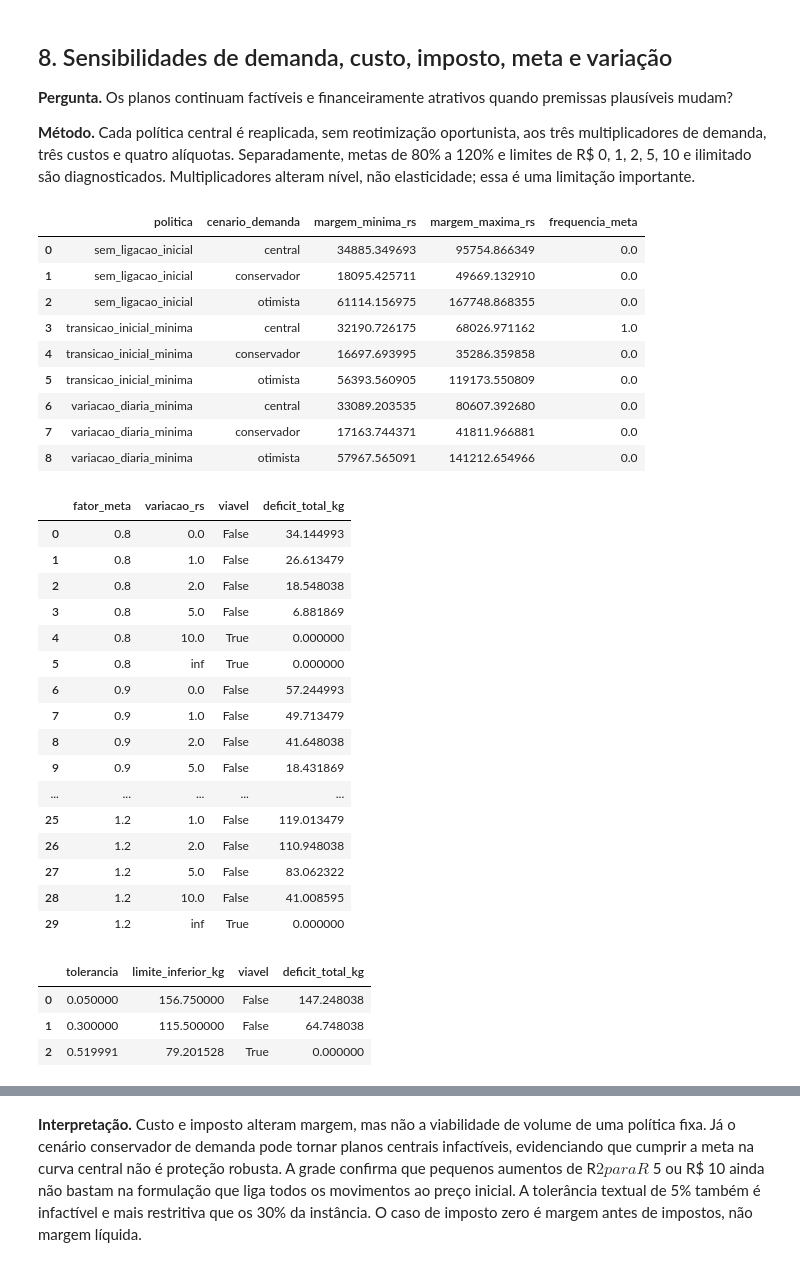
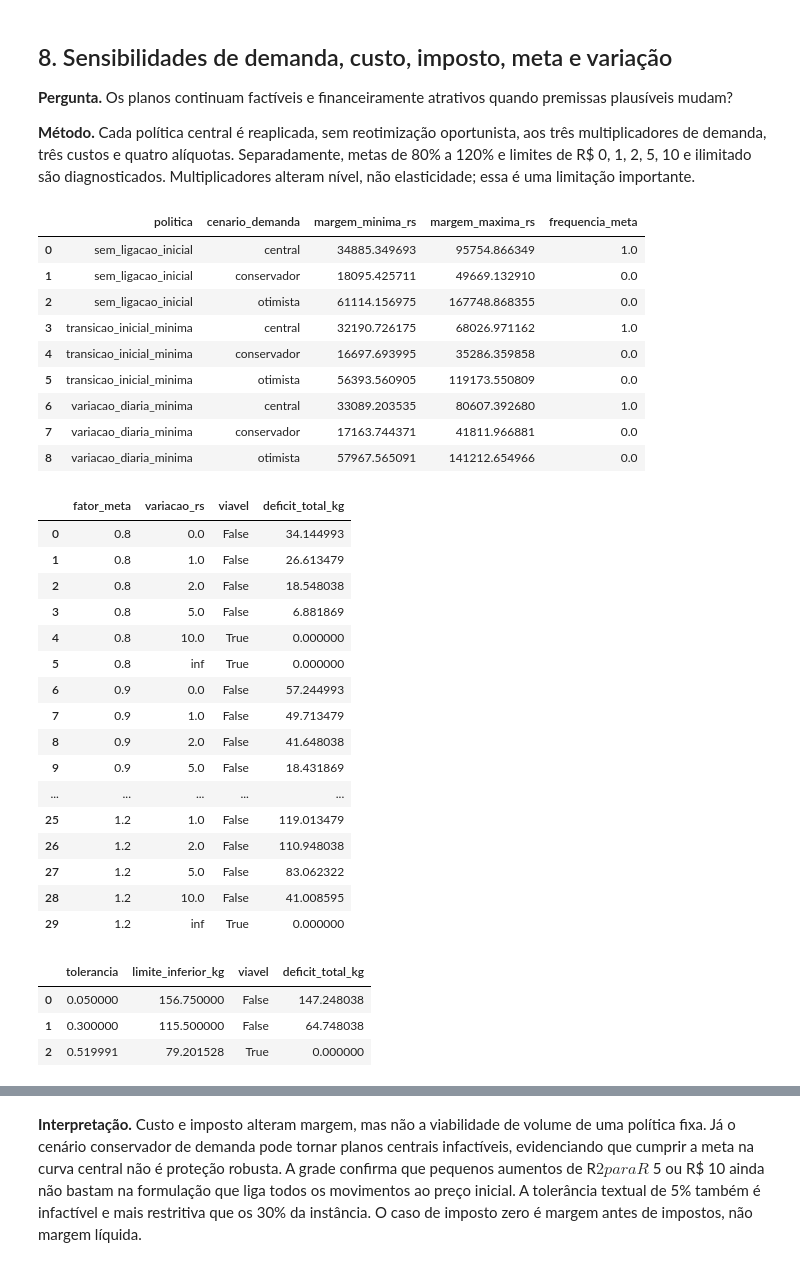
Before and after one commit to natfaria/202602-resolucao_problemas, a Jupyter notebook: notebooks/3.0-minerva-otimizacao-precos.ipynb, the cells around one changed output, grey strips where cells are left out. Cells and saved outputs as stored; diff of their text form; code cells hidden in the pictures.

```diff
--- a/notebooks/3.0-minerva-otimizacao-precos.ipynb
+++ b/notebooks/3.0-minerva-otimizacao-precos.ipynb
@@ -428,8 +428,8 @@ for policy_name, result in solutions.items():
                     'margem_total_rs': margin_vector(scenario_problem, prices).sum(),
                     'volume_minimo_semanal_kg': min(weekly_volumes.values()),
                     'meta_atendida': all(
-                        problem.targets[w] * (1 - problem.tolerance) <= value
-                        <= problem.targets[w] * (1 + problem.tolerance)
+                        problem.targets[w] * (1 - problem.tolerance) - 1e-5 <= value
+                        <= problem.targets[w] * (1 + problem.tolerance) + 1e-5
                         for w, value in weekly_volumes.items()
                     ),
                 })
@@ -469,40 +469,40 @@ for tolerance in [0.05, 0.30, volume_changes['minimum_common_tolerance']]:
         'limite_inferior_kg': 165 * (1 - tolerance),
         'viavel': diagnostic['potentially_feasible'],
         'deficit_total_kg': sum(v['shortage_kg'] for v in diagnostic['weeks'].values()),
     })
 tolerance_sensitivity = pd.DataFrame(tolerance_rows)
 tolerance_sensitivity.to_csv(
     TABLES / '03_sensibilidade_tolerancia.csv', index=False
 )
 display(tolerance_sensitivity)
 
 central_rec = scenario_matrix.query(
     "politica == 'transicao_inicial_minima' and cenario_demanda == 'central'"
 ).pivot(index='cenario_custo', columns='imposto', values='margem_total_rs')
 central_rec = central_rec.reindex(['baixo', 'central', 'alto'])
 fig, ax = plt.subplots(figsize=(8, 4.5))
 image = ax.imshow(central_rec, aspect='auto', cmap='YlGn')
 ax.set_xticks(range(len(central_rec.columns)), [f'{x:.0%}' for x in central_rec.columns])
 ax.set_yticks(range(len(central_rec.index)), central_rec.index)
 ax.set_xlabel('Alíquota sobre receita')
 ax.set_ylabel('Cenário de custo')
 ax.set_title('Margem da política de transição inicial (demanda central)')
 for i in range(len(central_rec.index)):
     for j in range(len(central_rec.columns)):
         ax.text(j, i, f'R$ {central_rec.iloc[i, j]/1000:.1f} mil', ha='center', va='center')
 fig.colorbar(image, ax=ax, label='Margem (R$)')
 fig.tight_layout()
 fig.savefig(FIGURES / '03_sensibilidade_custo_imposto.png', dpi=180, bbox_inches='tight')
 plt.show()
 # %% [output]
 |  | politica | cenario_demanda | margem_minima_rs | margem_maxima_rs | frequencia_meta |
-| 0 | sem_ligacao_inicial | central | 34885.349693 | 95754.866349 | 0.0 |
+| 0 | sem_ligacao_inicial | central | 34885.349693 | 95754.866349 | 1.0 |
 | 1 | sem_ligacao_inicial | conservador | 18095.425711 | 49669.132910 | 0.0 |
 | 2 | sem_ligacao_inicial | otimista | 61114.156975 | 167748.868355 | 0.0 |
 | 3 | transicao_inicial_minima | central | 32190.726175 | 68026.971162 | 1.0 |
 | 4 | transicao_inicial_minima | conservador | 16697.693995 | 35286.359858 | 0.0 |
 | 5 | transicao_inicial_minima | otimista | 56393.560905 | 119173.550809 | 0.0 |
-| 6 | variacao_diaria_minima | central | 33089.203535 | 80607.392680 | 0.0 |
+| 6 | variacao_diaria_minima | central | 33089.203535 | 80607.392680 | 1.0 |
 | 7 | variacao_diaria_minima | conservador | 17163.744371 | 41811.966881 | 0.0 |
 | 8 | variacao_diaria_minima | otimista | 57967.565091 | 141212.654966 | 0.0 |
 |  | fator_meta | variacao_rs | viavel | deficit_total_kg |
```
Also changed, not shown: parts of 1 cell of this notebook, 1 other file.
